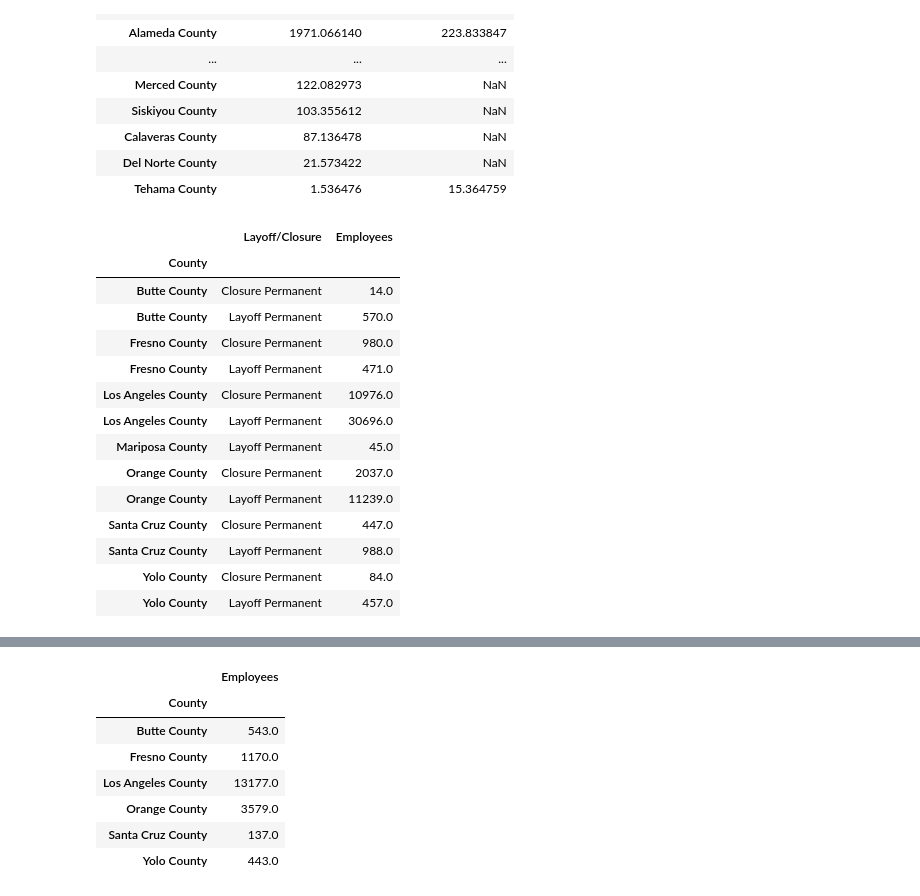
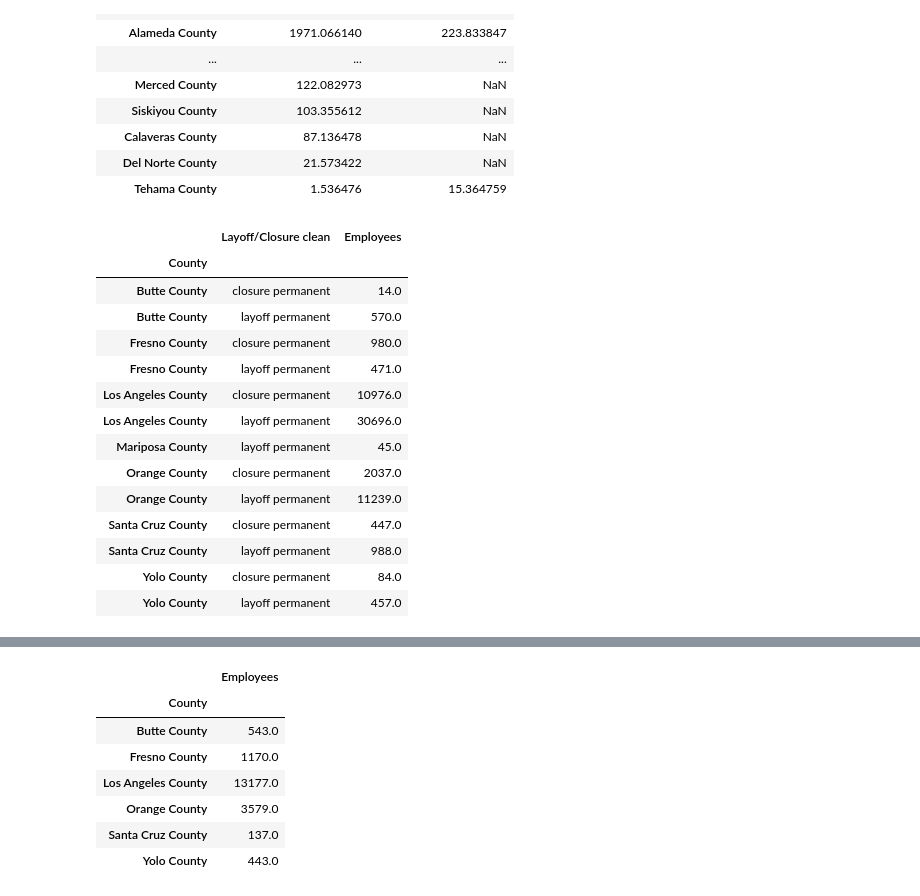
Before and after one commit to biglocalnews/WARN_Cali_analysis, a Jupyter notebook: notebooks/warn_analysis.ipynb, the cells around one changed output, grey strips where cells are left out. Saved outputs shown, nothing was run; the diff lists cells and outputs as text; code cells hidden in the pictures.

```diff
--- a/notebooks/warn_analysis.ipynb
+++ b/notebooks/warn_analysis.ipynb
@@ -281,25 +281,25 @@ counties_list = ['Butte County', 'Santa Cruz County', 'Yolo County', 'Orange Cou
 # %%
 high_rent_burden_20_prm = cali_2020_info[cali_2020_info['County'].isin(counties_list)]
 high_rent_burden_20_prm = high_rent_burden_20_prm[high_rent_burden_20_prm['Layoff/Closure clean'].isin(layoff_closure_list_perm)]
-high_rent_burden_20_prm = high_rent_burden_20_prm[['County','Layoff/Closure','Employees']]
-high_rent_burden_20_prm = high_rent_burden_20_prm.groupby(['County','Layoff/Closure']).sum()
-high_rent_burden_20_prm.reset_index('Layoff/Closure')
+high_rent_burden_20_prm = high_rent_burden_20_prm[['County','Layoff/Closure clean','Employees']]
+high_rent_burden_20_prm = high_rent_burden_20_prm.groupby(['County','Layoff/Closure clean']).sum()
+high_rent_burden_20_prm.reset_index('Layoff/Closure clean')
 # %% [output]
-|  | Layoff/Closure | Employees |
+|  | Layoff/Closure clean | Employees |
 | County |  |  |
-| Butte County | Closure Permanent | 14.0 |
-| Butte County | Layoff Permanent | 570.0 |
-| Fresno County | Closure Permanent | 980.0 |
-| Fresno County | Layoff Permanent | 471.0 |
-| Los Angeles County | Closure Permanent | 10976.0 |
-| Los Angeles County | Layoff Permanent | 30696.0 |
-| Mariposa County | Layoff Permanent | 45.0 |
-| Orange County | Closure Permanent | 2037.0 |
-| Orange County | Layoff Permanent | 11239.0 |
-| Santa Cruz County | Closure Permanent | 447.0 |
-| Santa Cruz County | Layoff Permanent | 988.0 |
-| Yolo County | Closure Permanent | 84.0 |
-| Yolo County | Layoff Permanent | 457.0 |
+| Butte County | closure permanent | 14.0 |
+| Butte County | layoff permanent | 570.0 |
+| Fresno County | closure permanent | 980.0 |
+| Fresno County | layoff permanent | 471.0 |
+| Los Angeles County | closure permanent | 10976.0 |
+| Los Angeles County | layoff permanent | 30696.0 |
+| Mariposa County | layoff permanent | 45.0 |
+| Orange County | closure permanent | 2037.0 |
+| Orange County | layoff permanent | 11239.0 |
+| Santa Cruz County | closure permanent | 447.0 |
+| Santa Cruz County | layoff permanent | 988.0 |
+| Yolo County | closure permanent | 84.0 |
+| Yolo County | layoff permanent | 457.0 |
 # %%
 high_rent_burden_19_prm = cali_2019_info[cali_2019_info['County'].isin(counties_list)]
 high_rent_burden_19_prm = high_rent_burden_19_prm[high_rent_burden_19_prm['Layoff/Closure clean'].isin(layoff_closure_list_perm)]
```
Also changed, not shown: parts of 11 cells of this notebook.
